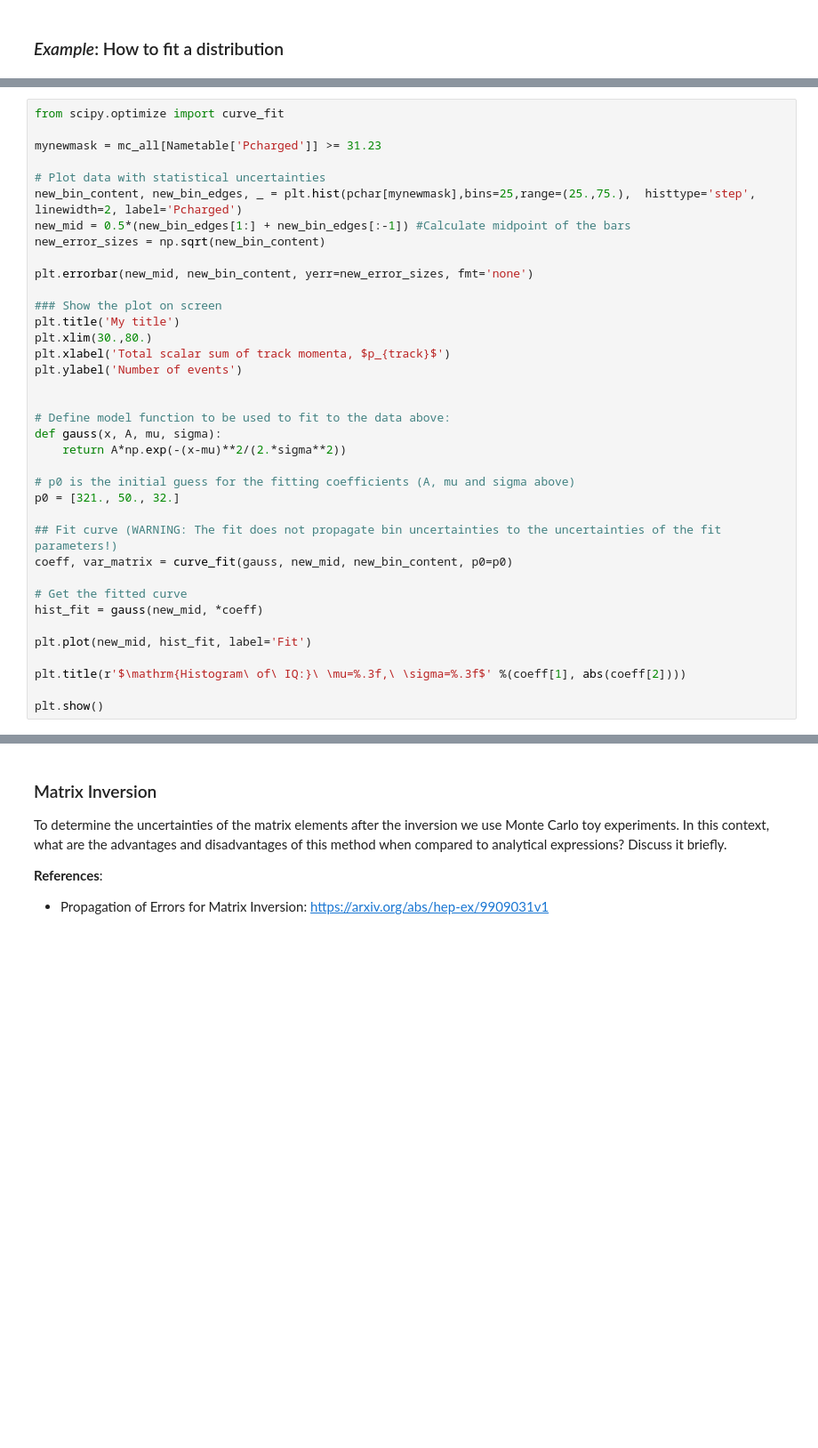
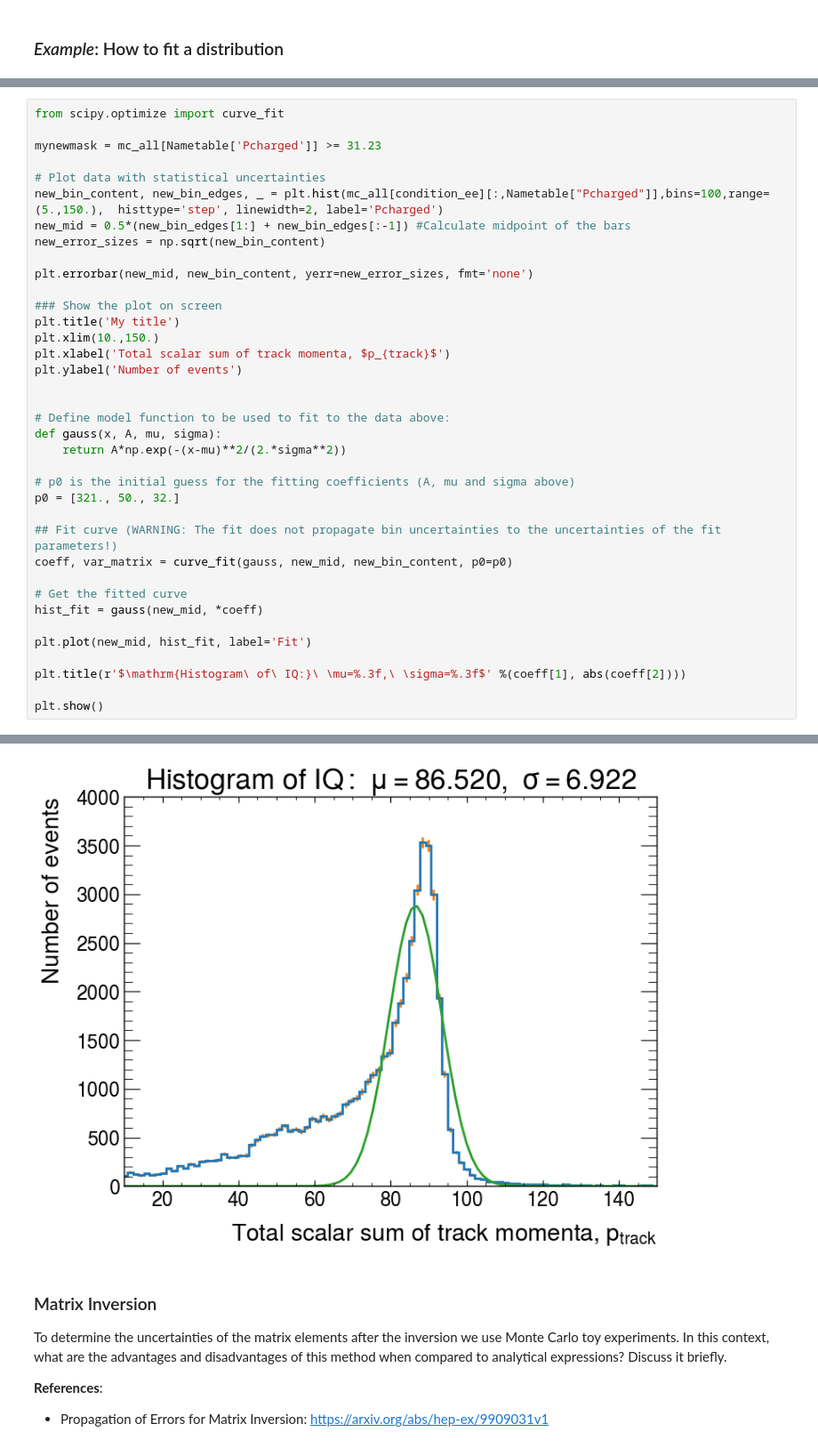
Before and after one commit to rihoppe/z0-precisionmeasurement, a Jupyter notebook: z0_experiment.ipynb, the cells around one changed output, grey strips where cells are left out. Shown at 89% size. Cells and saved outputs as stored; diff of their text form; blank space fills up the shorter version.

```diff
--- a/z0_experiment.ipynb
+++ b/z0_experiment.ipynb
@@ -473,7 +489,7 @@ from scipy.optimize import curve_fit
 mynewmask = mc_all[Nametable['Pcharged']] >= 31.23
 
 # Plot data with statistical uncertainties
-new_bin_content, new_bin_edges, _ = plt.hist(pchar[mynewmask],bins=25,range=(25.,75.),  histtype='step', linewidth=2, label='Pcharged')
+new_bin_content, new_bin_edges, _ = plt.hist(mc_all[condition_ee][:,Nametable["Pcharged"]],bins=100,range=(5.,150.),  histtype='step', linewidth=2, label='Pcharged')
 new_mid = 0.5*(new_bin_edges[1:] + new_bin_edges[:-1]) #Calculate midpoint of the bars
 new_error_sizes = np.sqrt(new_bin_content)
 
@@ -481,7 +497,7 @@ plt.errorbar(new_mid, new_bin_content, yerr=new_error_sizes, fmt='none')
 
 ### Show the plot on screen
 plt.title('My title')
-plt.xlim(30.,80.)
+plt.xlim(10.,150.)
 plt.xlabel('Total scalar sum of track momenta, $p_{track}$')
 plt.ylabel('Number of events')
 
@@ -509,3 +524,4 @@ NameError: name 'branches' is not defined
+[figure, added]
 # %% [markdown]
 ### Matrix Inversion
 To determine the uncertainties of the matrix elements after the inversion we use Monte Carlo toy experiments. In this context, what are the advantages and disadvantages of this method when compared to analytical expressions? Discuss it briefly.
```
Also changed, not shown: parts of 7 cells of this notebook.
